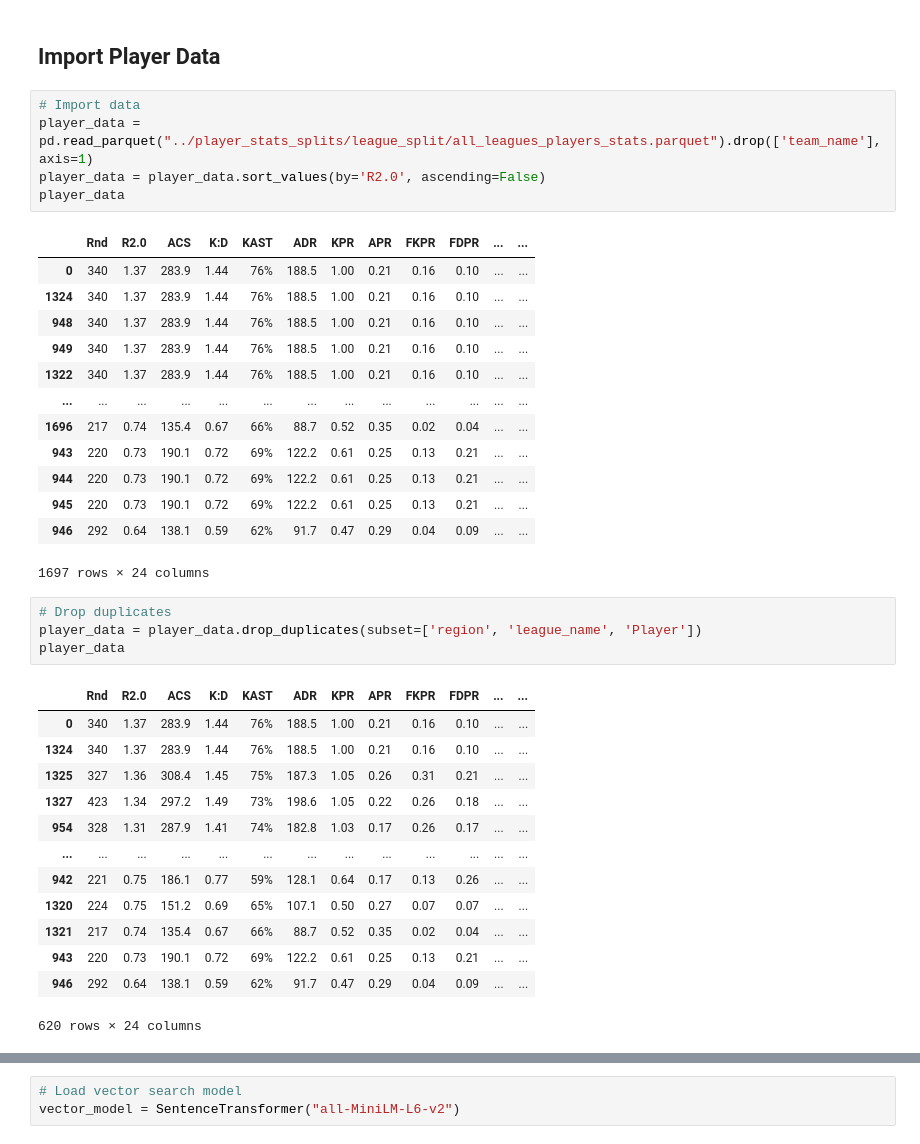
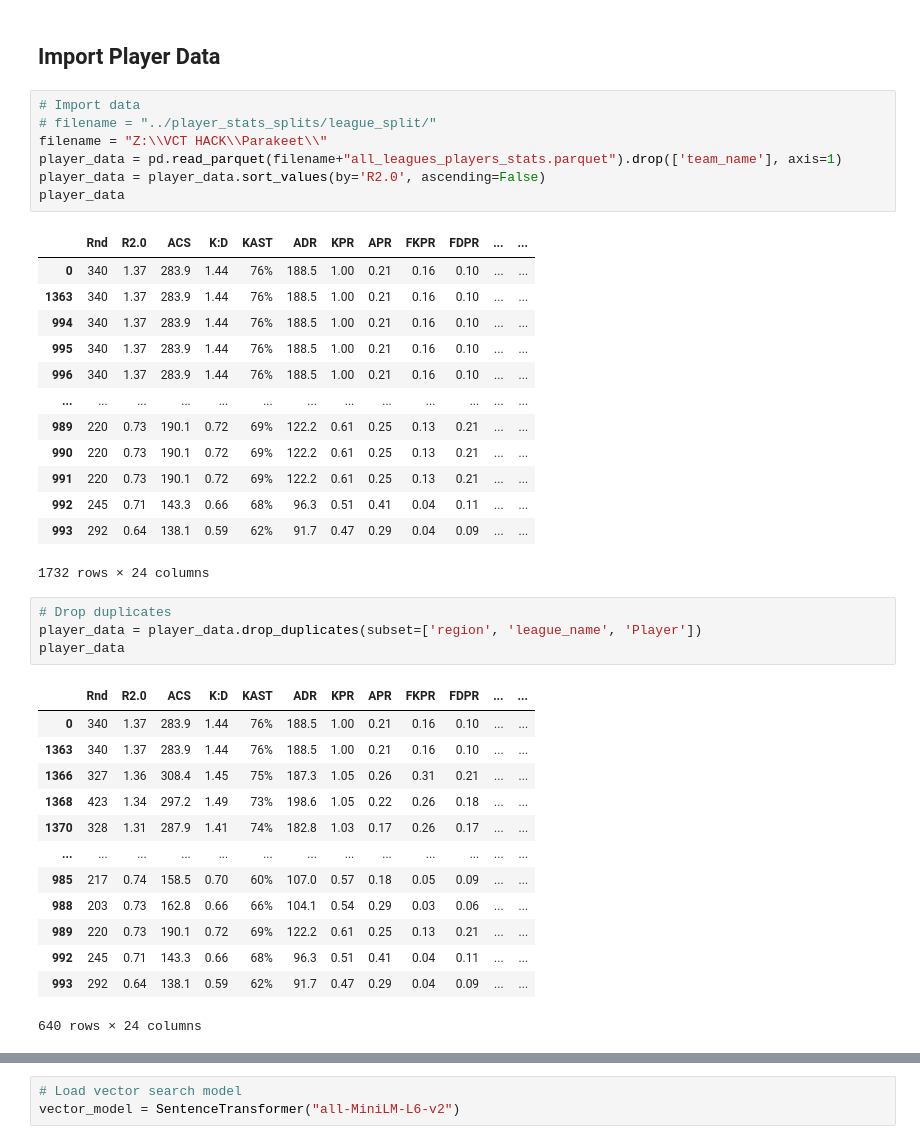
Before and after one commit to laurgu/VCTHackathon2024, a Jupyter notebook: shortlist-model-concept/shortlist-team-build-concept.ipynb, the cells around one changed output, grey strips where cells are left out. Saved outputs shown, nothing was run; the diff lists cells and outputs as text.

```diff
--- a/shortlist-model-concept/shortlist-team-build-concept.ipynb
+++ b/shortlist-model-concept/shortlist-team-build-concept.ipynb
@@ -41,23 +41,25 @@ from langchain_core.messages import HumanMessage, SystemMessage
 ## Import Player Data
 # %%
 # Import data
-player_data = pd.read_parquet("../player_stats_splits/league_split/all_leagues_players_stats.parquet").drop(['team_name'], axis=1)
+# filename = "../player_stats_splits/league_split/"
+filename = "Z:\\VCT HACK\\Parakeet\\"
+player_data = pd.read_parquet(filename+"all_leagues_players_stats.parquet").drop(['team_name'], axis=1)
 player_data = player_data.sort_values(by='R2.0', ascending=False)
 player_data
 # %% [output]
 |  | Rnd | R2.0 | ACS | K:D | KAST | ADR | KPR | APR | FKPR | FDPR | ... | ... |
 | 0 | 340 | 1.37 | 283.9 | 1.44 | 76% | 188.5 | 1.00 | 0.21 | 0.16 | 0.10 | ... | ... |
-| 1324 | 340 | 1.37 | 283.9 | 1.44 | 76% | 188.5 | 1.00 | 0.21 | 0.16 | 0.10 | ... | ... |
-| 948 | 340 | 1.37 | 283.9 | 1.44 | 76% | 188.5 | 1.00 | 0.21 | 0.16 | 0.10 | ... | ... |
-| 949 | 340 | 1.37 | 283.9 | 1.44 | 76% | 188.5 | 1.00 | 0.21 | 0.16 | 0.10 | ... | ... |
-| 1322 | 340 | 1.37 | 283.9 | 1.44 | 76% | 188.5 | 1.00 | 0.21 | 0.16 | 0.10 | ... | ... |
+| 1363 | 340 | 1.37 | 283.9 | 1.44 | 76% | 188.5 | 1.00 | 0.21 | 0.16 | 0.10 | ... | ... |
+| 994 | 340 | 1.37 | 283.9 | 1.44 | 76% | 188.5 | 1.00 | 0.21 | 0.16 | 0.10 | ... | ... |
+| 995 | 340 | 1.37 | 283.9 | 1.44 | 76% | 188.5 | 1.00 | 0.21 | 0.16 | 0.10 | ... | ... |
+| 996 | 340 | 1.37 | 283.9 | 1.44 | 76% | 188.5 | 1.00 | 0.21 | 0.16 | 0.10 | ... | ... |
 | ... | ... | ... | ... | ... | ... | ... | ... | ... | ... | ... | ... | ... |
-| 1696 | 217 | 0.74 | 135.4 | 0.67 | 66% | 88.7 | 0.52 | 0.35 | 0.02 | 0.04 | ... | ... |
-| 943 | 220 | 0.73 | 190.1 | 0.72 | 69% | 122.2 | 0.61 | 0.25 | 0.13 | 0.21 | ... | ... |
-| 944 | 220 | 0.73 | 190.1 | 0.72 | 69% | 122.2 | 0.61 | 0.25 | 0.13 | 0.21 | ... | ... |
-| 945 | 220 | 0.73 | 190.1 | 0.72 | 69% | 122.2 | 0.61 | 0.25 | 0.13 | 0.21 | ... | ... |
-| 946 | 292 | 0.64 | 138.1 | 0.59 | 62% | 91.7 | 0.47 | 0.29 | 0.04 | 0.09 | ... | ... |
+| 989 | 220 | 0.73 | 190.1 | 0.72 | 69% | 122.2 | 0.61 | 0.25 | 0.13 | 0.21 | ... | ... |
+| 990 | 220 | 0.73 | 190.1 | 0.72 | 69% | 122.2 | 0.61 | 0.25 | 0.13 | 0.21 | ... | ... |
+| 991 | 220 | 0.73 | 190.1 | 0.72 | 69% | 122.2 | 0.61 | 0.25 | 0.13 | 0.21 | ... | ... |
+| 992 | 245 | 0.71 | 143.3 | 0.66 | 68% | 96.3 | 0.51 | 0.41 | 0.04 | 0.11 | ... | ... |
+| 993 | 292 | 0.64 | 138.1 | 0.59 | 62% | 91.7 | 0.47 | 0.29 | 0.04 | 0.09 | ... | ... |
-1697 rows × 24 columns
+1732 rows × 24 columns
 # %%
 # Drop duplicates
 player_data = player_data.drop_duplicates(subset=['region', 'league_name', 'Player'])
@@ -65,17 +67,17 @@ player_data
 # %% [output]
 |  | Rnd | R2.0 | ACS | K:D | KAST | ADR | KPR | APR | FKPR | FDPR | ... | ... |
 | 0 | 340 | 1.37 | 283.9 | 1.44 | 76% | 188.5 | 1.00 | 0.21 | 0.16 | 0.10 | ... | ... |
-| 1324 | 340 | 1.37 | 283.9 | 1.44 | 76% | 188.5 | 1.00 | 0.21 | 0.16 | 0.10 | ... | ... |
-| 1325 | 327 | 1.36 | 308.4 | 1.45 | 75% | 187.3 | 1.05 | 0.26 | 0.31 | 0.21 | ... | ... |
-| 1327 | 423 | 1.34 | 297.2 | 1.49 | 73% | 198.6 | 1.05 | 0.22 | 0.26 | 0.18 | ... | ... |
-| 954 | 328 | 1.31 | 287.9 | 1.41 | 74% | 182.8 | 1.03 | 0.17 | 0.26 | 0.17 | ... | ... |
+| 1363 | 340 | 1.37 | 283.9 | 1.44 | 76% | 188.5 | 1.00 | 0.21 | 0.16 | 0.10 | ... | ... |
+| 1366 | 327 | 1.36 | 308.4 | 1.45 | 75% | 187.3 | 1.05 | 0.26 | 0.31 | 0.21 | ... | ... |
+| 1368 | 423 | 1.34 | 297.2 | 1.49 | 73% | 198.6 | 1.05 | 0.22 | 0.26 | 0.18 | ... | ... |
+| 1370 | 328 | 1.31 | 287.9 | 1.41 | 74% | 182.8 | 1.03 | 0.17 | 0.26 | 0.17 | ... | ... |
 | ... | ... | ... | ... | ... | ... | ... | ... | ... | ... | ... | ... | ... |
-| 942 | 221 | 0.75 | 186.1 | 0.77 | 59% | 128.1 | 0.64 | 0.17 | 0.13 | 0.26 | ... | ... |
-| 1320 | 224 | 0.75 | 151.2 | 0.69 | 65% | 107.1 | 0.50 | 0.27 | 0.07 | 0.07 | ... | ... |
-| 1321 | 217 | 0.74 | 135.4 | 0.67 | 66% | 88.7 | 0.52 | 0.35 | 0.02 | 0.04 | ... | ... |
-| 943 | 220 | 0.73 | 190.1 | 0.72 | 69% | 122.2 | 0.61 | 0.25 | 0.13 | 0.21 | ... | ... |
-| 946 | 292 | 0.64 | 138.1 | 0.59 | 62% | 91.7 | 0.47 | 0.29 | 0.04 | 0.09 | ... | ... |
+| 985 | 217 | 0.74 | 158.5 | 0.70 | 60% | 107.0 | 0.57 | 0.18 | 0.05 | 0.09 | ... | ... |
+| 988 | 203 | 0.73 | 162.8 | 0.66 | 66% | 104.1 | 0.54 | 0.29 | 0.03 | 0.06 | ... | ... |
+| 989 | 220 | 0.73 | 190.1 | 0.72 | 69% | 122.2 | 0.61 | 0.25 | 0.13 | 0.21 | ... | ... |
+| 992 | 245 | 0.71 | 143.3 | 0.66 | 68% | 96.3 | 0.51 | 0.41 | 0.04 | 0.11 | ... | ... |
+| 993 | 292 | 0.64 | 138.1 | 0.59 | 62% | 91.7 | 0.47 | 0.29 | 0.04 | 0.09 | ... | ... |
-620 rows × 24 columns
+640 rows × 24 columns
 # %%
 player_data['region'].value_counts()
 # %% [output]
```
Also changed, not shown: parts of 4 cells of this notebook, 3 other files.
